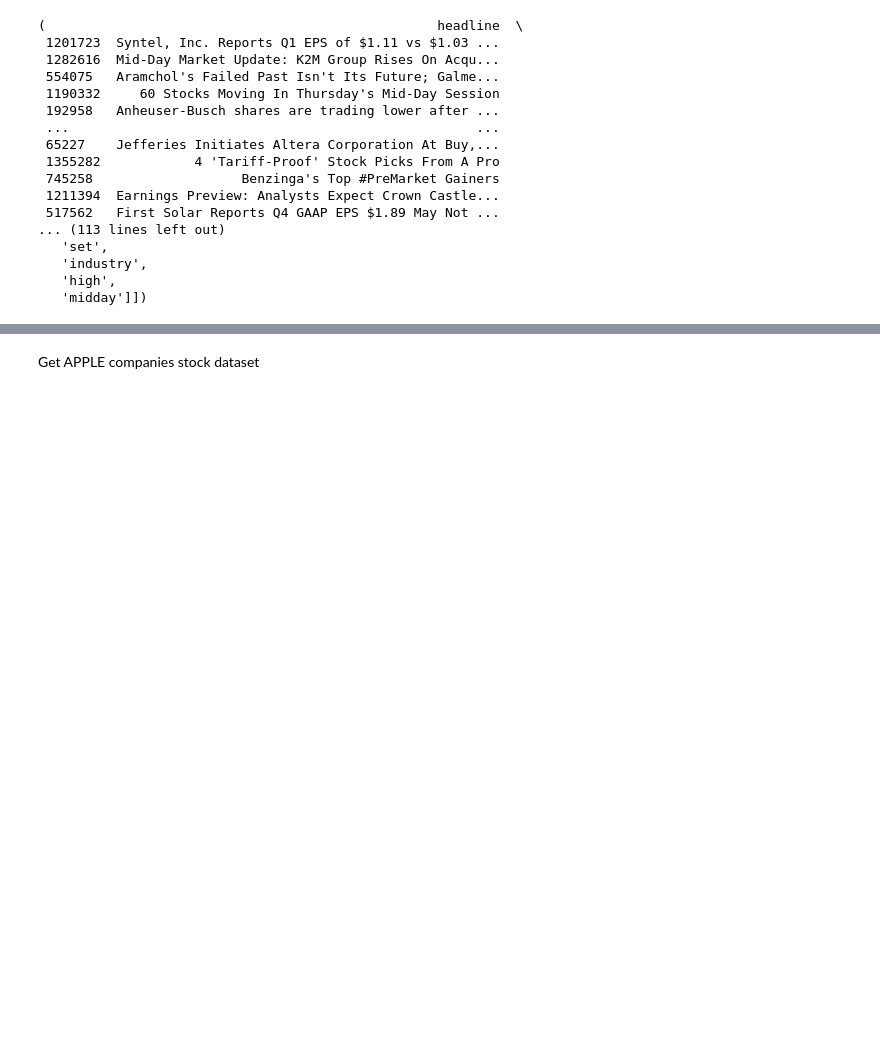
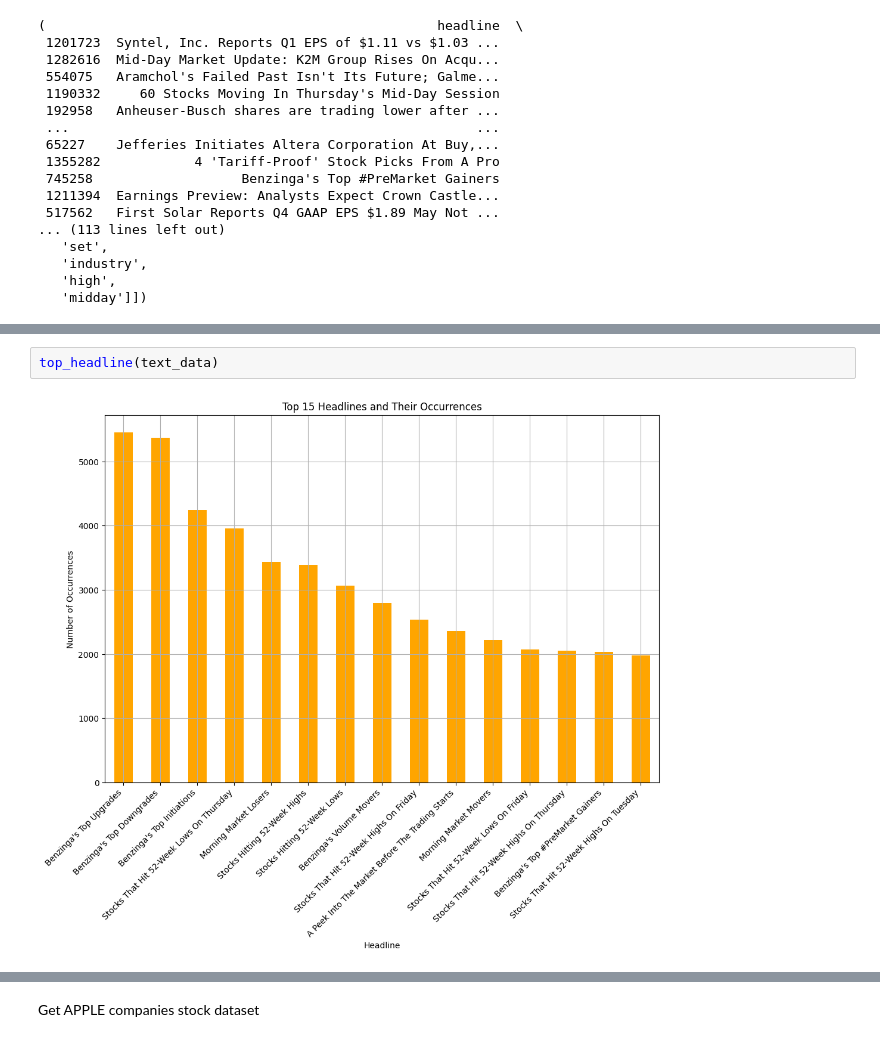
Before and after one commit to SamrawitMM/NovaSentimentAnalytics, a Jupyter notebook: notebooks/main.ipynb, the cells around one changed output, grey strips where cells are left out. Saved outputs shown, nothing was run; the diff lists cells and outputs as text; blank space fills up the shorter version.

```diff
--- a/notebooks/main.ipynb
+++ b/notebooks/main.ipynb
@@ -345,0 +388,4 @@ Results saved to 'headline_topics.csv'
+# %%
+top_headline(text_data)
+# %% [output]
+[figure, added]
```
Also changed, not shown: parts of 9 cells of this notebook, 1 other file.
